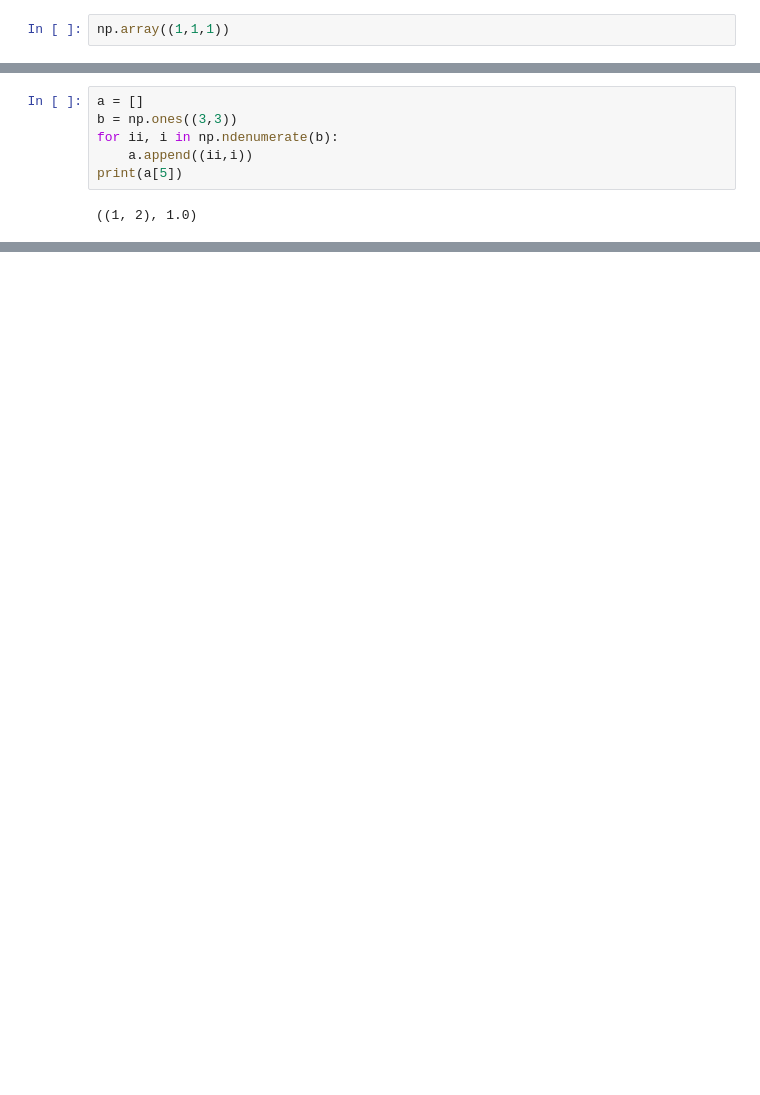
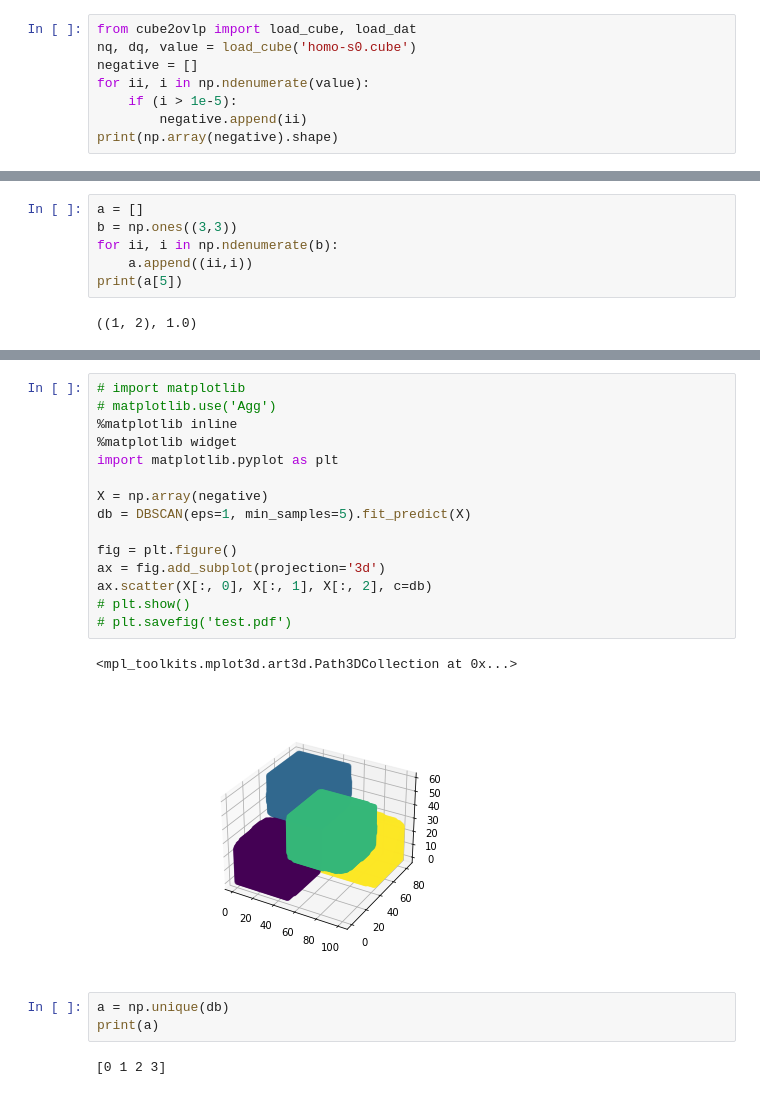
Before and after one commit to dgg95223/ML_Coupling, a Jupyter notebook: Untitled.ipynb, the cells around one changed output, grey strips where cells are left out. Saved outputs shown, nothing was run; the diff lists cells and outputs as text; blank space fills up the shorter version.

```diff
--- a/Untitled.ipynb
+++ b/Untitled.ipynb
@@ -64,5 +63,11 @@ print(b)
 [ 8. 56.] [16. 16.]
 [0.5 3.5]
 # %%
-np.array((1,1,1))
+from cube2ovlp import load_cube, load_dat
+nq, dq, value = load_cube('homo-s0.cube')
+negative = []
+for ii, i in np.ndenumerate(value):
+    if (i > 1e-5):
+        negative.append(ii)
+print(np.array(negative).shape)
 # %% [output]
@@ -77,0 +109,23 @@ print(a[5])
+# %%
+# import matplotlib
+# matplotlib.use('Agg')
+%matplotlib inline
+%matplotlib widget
+import matplotlib.pyplot as plt
+
+X = np.array(negative)
+db = DBSCAN(eps=1, min_samples=5).fit_predict(X)
+
+fig = plt.figure()
+ax = fig.add_subplot(projection='3d')
+ax.scatter(X[:, 0], X[:, 1], X[:, 2], c=db)
+# plt.show()
+# plt.savefig('test.pdf')
+# %% [output]
+<mpl_toolkits.mplot3d.art3d.Path3DCollection at 0x...>
+[figure, added]
+# %%
+a = np.unique(db)
+print(a)
+# %% [output]
+[0 1 2 3]
```
Also changed, not shown: parts of 3 cells of this notebook, 3 other files.
